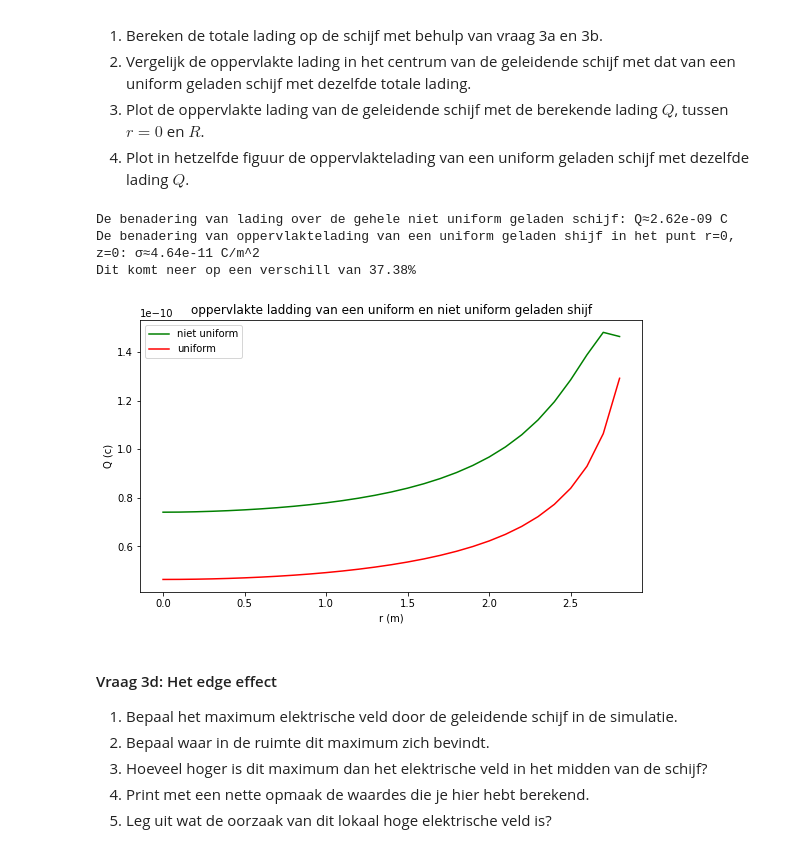
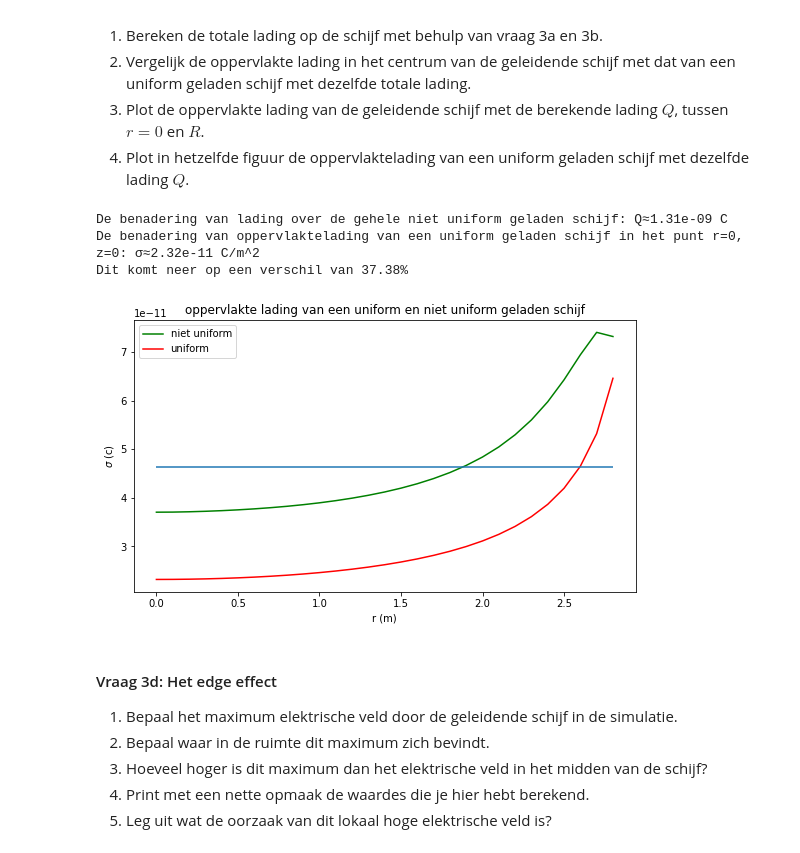
Before and after one commit to oprelo/opdrachten-DEF-D, a Jupyter notebook: DigitaleOntwerpopdrachten/1CondensatorOpdracht/CondensatorOntwerpopdracht.ipynb, the cells around one changed output. Cells and saved outputs as stored; diff of their text form; code cells hidden in the pictures.

```diff
--- a/DigitaleOntwerpopdrachten/1CondensatorOpdracht/CondensatorOntwerpopdracht.ipynb
+++ b/DigitaleOntwerpopdrachten/1CondensatorOpdracht/CondensatorOntwerpopdracht.ipynb
@@ -315,8 +315,8 @@ $$\sigma = 2\epsilon _0 \lim_{z \to 0}E_z(z)$$
 # %%
 #### Print met deze cel met een nette opmaak je antwoord op vraag 3b 2.
 
-Ez_lim_zto0 = Ez[51,0]
-sigma = 2*epsilon0*Ez_lim_zto0
+Ez_lim_zto0 = Ez[51,0] #Ez op de as van de schijf zo dicht mogelijk bij de schijf nemen, maar niet op de schijf
+sigma = epsilon0*Ez_lim_zto0 #sigma berekenen met bovenstaande vergelijking
 
 print(f'De benadering van oppervlaktelading in het punt r=0, z=0: σ≈{sigma:.2e} C/m^2')
 # %% [output]
@@ -334,43 +334,46 @@ $$\sigma(r) = \frac{Q}{2 \pi R \sqrt{R^2 - r^2}}$$
 # %%
 ###
 ###Jouw code hier###
 ###
 
-Ez_lim_zto0_avg = np.mean(Ez[51,0:29])
-sigma_avg = 2*epsilon0*Ez_lim_zto0_avg
-Q = sigma_avg*np.pi*disk_radius**2
+Ez_lim_zto0_avg = np.mean(Ez[51,0:29]) #gemmidelde van Ez over de gehele schijf zo dicht mogenlijk bij de schijf nemen, maar niet op de schijf
+sigma_avg = epsilon0*Ez_lim_zto0_avg #sigma berekenen met de vergelijking uit vraag 3b
+Q = sigma_avg*np.pi*disk_radius**2 #Q=sigma*A
 
 print(f'De benadering van lading over de gehele niet uniform geladen schijf: Q≈{Q:.2e} C')
 
 r_calc = 0
-sigma_uniform = Q/(2*np.pi*disk_radius*np.sqrt(disk_radius**2-r_calc**2))
-print(f'De benadering van oppervlaktelading van een uniform geladen shijf in het punt r=0, z=0: σ≈{sigma_uniform:.2e} C/m^2')
-sigma_div = (sigma-sigma_uniform)/sigma
-print(f'Dit komt neer op een verschill van {sigma_div*100:.2f}%')
+sigma_uniform = Q/(2*np.pi*disk_radius*np.sqrt(disk_radius**2-r_calc**2)) #sigma berekenen met de bovenstaande vergelijking en r=0
+print(f'De benadering van oppervlaktelading van een uniform geladen schijf in het punt r=0, z=0: σ≈{sigma_uniform:.2e} C/m^2')
+sigma_div = (sigma-sigma_uniform)/sigma #relatief verschil tussen de sigma's berekenen
+print(f'Dit komt neer op een verschil van {sigma_div*100:.2f}%')
 
-Ez_lim_zto0_array = Ez[51,0:29]
-sigma_array = 2*epsilon0*Ez_lim_zto0_array
+Ez_lim_zto0_array = Ez[51,0:29] #array van Ez over de gehele schijf zo dicht mogelijk bij de schijf nemen, maar niet op de schijf
+sigma_array = epsilon0*Ez_lim_zto0_array #sigma berekenen met de vergelijking uit vraag 3b
 
-r_array = r[0:29]
+r_array = r[0:29] #alle r waardes over de schijf
 
+#functie van de bovenstaande vergelijking, met een variabele r
 def uniform_disk_sigma(r):
     return Q/(2*np.pi*disk_radius*np.sqrt(disk_radius**2-r**2))
 
-sigma_uniform_array = uniform_disk_sigma(r_array)
+sigma_uniform_array = uniform_disk_sigma(r_array) #bovenstaande vergelijking uitvoeren over de schijf
 
+#de berekende sigma's plotten tegen r
 plt.figure(figsize=(9,5))
-plt.title('oppervlakte ladding van een uniform en niet uniform geladen shijf')
+plt.title('oppervlakte lading van een uniform en niet uniform geladen schijf')
 plt.plot(r_array,sigma_array,'g',label='niet uniform')
 plt.plot(r_array,sigma_uniform_array,'r',label='uniform')
+plt.hlines(sigma_avg,0,2.8)
 plt.xlabel('r (m)')
-plt.ylabel('Q (c)')
+plt.ylabel(r'$\sigma$ (c)')
 plt.legend()
 plt.show()
 # %% [output]
-De benadering van lading over de gehele niet uniform geladen schijf: Q≈2.62e-09 C
-De benadering van oppervlaktelading van een uniform geladen shijf in het punt r=0, z=0: σ≈4.64e-11 C/m^2
-Dit komt neer op een verschill van 37.38%
+De benadering van lading over de gehele niet uniform geladen schijf: Q≈1.31e-09 C
+De benadering van oppervlaktelading van een uniform geladen schijf in het punt r=0, z=0: σ≈2.32e-11 C/m^2
+Dit komt neer op een verschil van 37.38%
-[figure, old version]
+[figure, new version]
 # %% [markdown]
 #### Vraag 3d: Het edge effect
 
```
Also changed, not shown: parts of 11 cells of this notebook, 1 other file.
